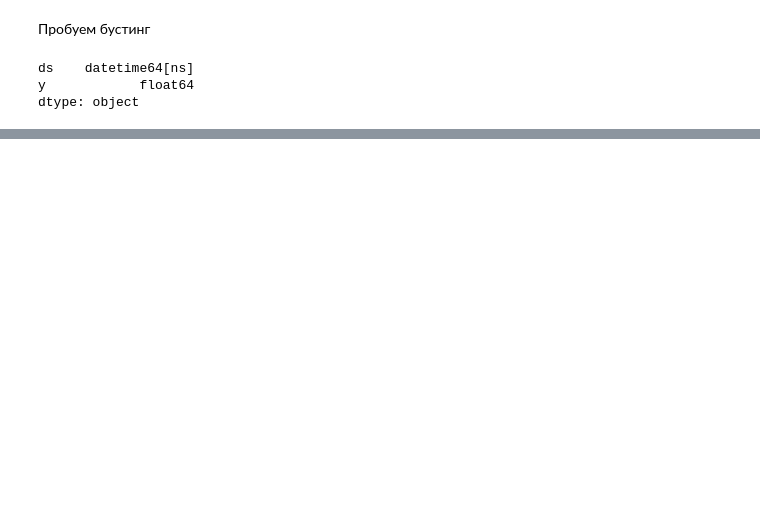
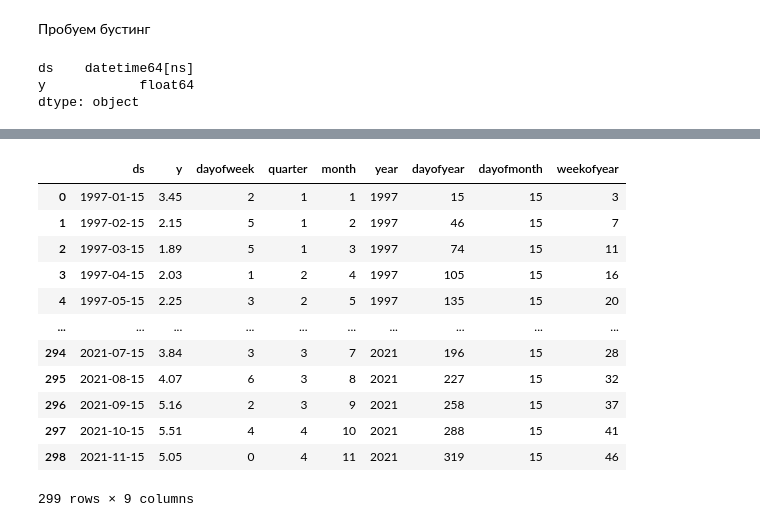
Before and after one commit to RuslanYusup/Time_forecast, a Jupyter notebook: Gas_price.ipynb, the cells around one changed output, grey strips where cells are left out. Cells and saved outputs as stored; diff of their text form; code cells hidden in the pictures; blank space fills up the shorter version.

```diff
--- a/Gas_price.ipynb
+++ b/Gas_price.ipynb
@@ -544,0 +802,3 @@ retro_test = retro_gas.loc[retro_gas.index > 2014-12-15].copy()
+# %%
+retro_gas_5 = retro_gas.copy()
+retro_gas_5
@@ -545,9 +819,8 @@ retro_test = retro_gas.loc[retro_gas.index > 2014-12-15].copy()
 # %%
-def create_features(df, label=None):
+def create_features(df):
     """
     Creates time series features from datetime index
     """
-    df['ds'] = df.index
     df['dayofweek'] = df['ds'].dt.dayofweek
     df['quarter'] = df['ds'].dt.quarter
     df['month'] = df['ds'].dt.month
@@ -556,9 +829,4 @@ def create_features(df, label=None):
     df['dayofmonth'] = df['ds'].dt.day
     df['weekofyear'] = df['ds'].dt.weekofyear
 
-    X = df[['dayofweek','quarter','month','year',
-            'dayofyear','dayofmonth','weekofyear']]
-    if label:
-        y = df[label]
-        return X, y
-    return X
+    return df
@@ -569,0 +833,17 @@ AttributeError: Can only use .dt accessor with datetimelike values
+# %%
+df = create_features(retro_gas_5)
+df
+# %% [output]
+|  | ds | y | dayofweek | quarter | month | year | dayofyear | dayofmonth | weekofyear |
+| 0 | 1997-01-15 | 3.45 | 2 | 1 | 1 | 1997 | 15 | 15 | 3 |
+| 1 | 1997-02-15 | 2.15 | 5 | 1 | 2 | 1997 | 46 | 15 | 7 |
+| 2 | 1997-03-15 | 1.89 | 5 | 1 | 3 | 1997 | 74 | 15 | 11 |
+| 3 | 1997-04-15 | 2.03 | 1 | 2 | 4 | 1997 | 105 | 15 | 16 |
+| 4 | 1997-05-15 | 2.25 | 3 | 2 | 5 | 1997 | 135 | 15 | 20 |
+| ... | ... | ... | ... | ... | ... | ... | ... | ... | ... |
+| 294 | 2021-07-15 | 3.84 | 3 | 3 | 7 | 2021 | 196 | 15 | 28 |
+| 295 | 2021-08-15 | 4.07 | 6 | 3 | 8 | 2021 | 227 | 15 | 32 |
+| 296 | 2021-09-15 | 5.16 | 2 | 3 | 9 | 2021 | 258 | 15 | 37 |
+| 297 | 2021-10-15 | 5.51 | 4 | 4 | 10 | 2021 | 288 | 15 | 41 |
+| 298 | 2021-11-15 | 5.05 | 0 | 4 | 11 | 2021 | 319 | 15 | 46 |
+299 rows × 9 columns
```
Also changed, not shown: parts of 64 cells of this notebook, 5 other files.
